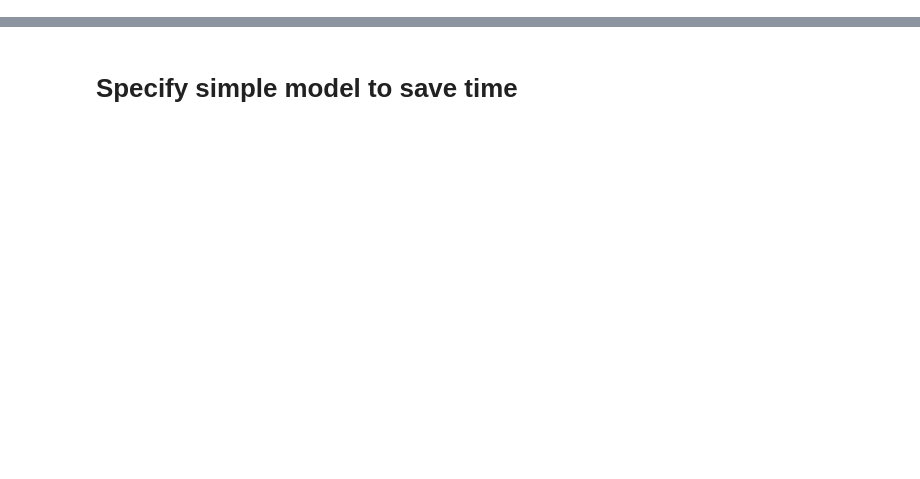
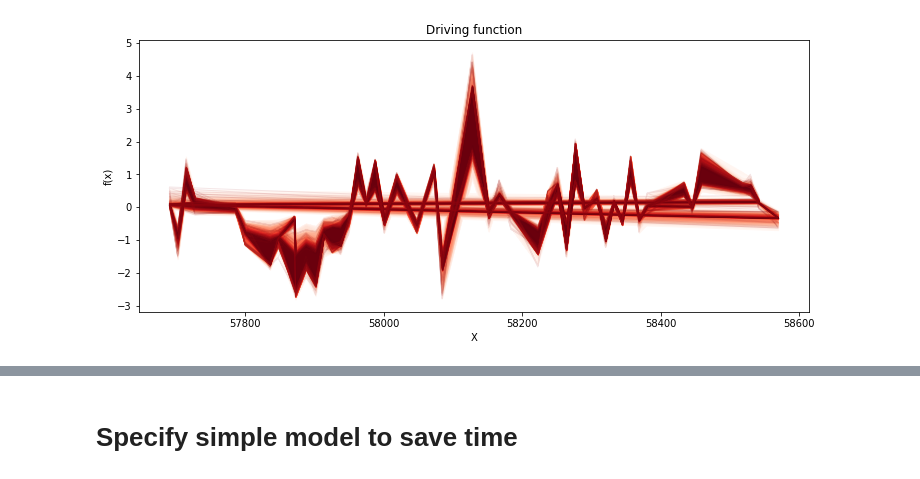
Before and after one commit to MalteBrinch/Master-Thesis-Code, a Jupyter notebook: 7d conv and iterating a GP.ipynb, the cells around one changed output, grey strips where cells are left out. Saved outputs shown, nothing was run; the diff lists cells and outputs as text; code cells hidden in the pictures; blank space fills up the shorter version.

```diff
--- a/7d conv and iterating a GP.ipynb
+++ b/7d conv and iterating a GP.ipynb
@@ -114,7 +119,7 @@ with pm.Model() as convmodel:
 
     #define driving function as Gaussian Process
     #find way to use g band as first guess of value
-    ℓ = pm.Uniform('ℓ', lower=1.0, upper=2.0*70.0)#pm.Bound(pm.Normal, lower=1.2574, upper=3.0*50.0*np.sqrt(2.0))('ℓ', mu=70.0, sigma=35.0)#timescale of variation for the driving function
+    ℓ = pm.Normal('ℓ', mu=75.0, sigma=25.0)#pm.Uniform('ℓ', lower=1.0, upper=2.0*70.0)#pm.Bound(pm.Normal, lower=1.2574, upper=3.0*50.0*np.sqrt(2.0))('ℓ', mu=70.0, sigma=35.0)#timescale of variation for the driving function
     η = pm.Uniform('η', lower=0.0, upper=1.0)#long term standard deviation for the driving function
     cov = η**2 * pm.gp.cov.Exponential(1, ℓ)#using same cov as light curve interpolation
     #const_func = pm.gp.mean.Constant(tt.mean(yJ))#long term mean. Should it be zero or the g-band value?
@@ -135,15 +140,15 @@ with pm.Model() as convmodel:
     #Accretion Disk paramters
     Jsigma_AD=pm.Uniform('Jsigma_AD', lower=tt.log(1.1), upper=tt.log(50.0))#needs a source for scale
     Jm_AD=pm.Uniform('Jm_AD', lower=2.0, upper=50.0)#AD has 3-5 times smaller lags than DT
-    Jtheta_AD=pm.Uniform('Jtheta_AD', lower=-np.max(tau)/1.2, upper=np.max(tau)/1.2)#add later
+    Jtheta_AD=pm.Normal('Jtheta_AD',mu=0,sigma=25.0)#pm.Uniform('Jtheta_AD', lower=-np.max(tau)/1.2, upper=np.max(tau)/1.2)#add later
 
     Hsigma_AD=pm.Uniform('Hsigma_AD', lower=tt.log(1.1), upper=tt.log(50.0))#needs a source for scale
     Hm_AD=pm.Uniform('Hm_AD', lower=2.0, upper=50.0)#AD has 3-5 times smaller lags than DT
-    Htheta_AD=pm.Uniform('Htheta_AD', lower=-np.max(tau)/1.2, upper=np.max(tau)/1.2)#add later
+    Htheta_AD=pm.Normal('Htheta_AD',mu=0,sigma=25.0)#pm.Uniform('Htheta_AD', lower=-np.max(tau)/1.2, upper=np.max(tau)/1.2)#add later
 
     Ksigma_AD=pm.Uniform('Ksigma_AD', lower=tt.log(1.1), upper=tt.log(50.0))#needs a source for scale
     Km_AD=pm.Uniform('Km_AD', lower=2.0, upper=50.0)#AD has 3-5 times smaller lags than DT
-    Ktheta_AD=pm.Uniform('Ktheta_AD', lower=-np.max(tau)/1.2, upper=np.max(tau)/1.2)#add later
+    Ktheta_AD=pm.Normal('Ktheta_AD',mu=0,sigma=25.0)#pm.Uniform('Ktheta_AD', lower=-np.max(tau)/1.2, upper=np.max(tau)/1.2)#add later
 
     #BB and power law parameters
     T=pm.Bound(pm.Normal, lower=1000.0, upper=2000.0)('T', mu=1400.0, sigma=100.0)#taken from nature letter
@@ -163,7 +168,7 @@ with pm.Model() as convmodel:
 
 
     #Define constants
-    wav_0 = 500.0#Reference wavelength in nm, use 500?
+    wav_0 = 1122.4#Reference wavelength in nm, use 500?
     h = 6.626e-34#Plancks constant in J*s
     c = 299792458.0#speed of light in m/s
     k = 1.38e-23#Boltzmanns constant in J/K
@@ -285,0 +350,16 @@ pm.plot_posterior(tracetransfer,names)
+# %%
+# plot the results
+fig = plt.figure(figsize=(12,5)); ax = fig.gca()
+
+# plot the samples from the gp posterior with samples and shading
+from pymc3.gp.util import plot_gp_dist
+plot_gp_dist(ax, tracetransfer["f"], X_tot);
+
+# plot the data and the true latent function
+#plt.plot(X, y, 'ok', ms=3, alpha=0.5, label="Observed data");
+
+# axis labels and title
+plt.xlabel("X"); plt.ylabel("f(x)");
+plt.title("Driving function");
+# %% [output]
+[figure, added]
```
Also changed, not shown: parts of 16 cells of this notebook.
